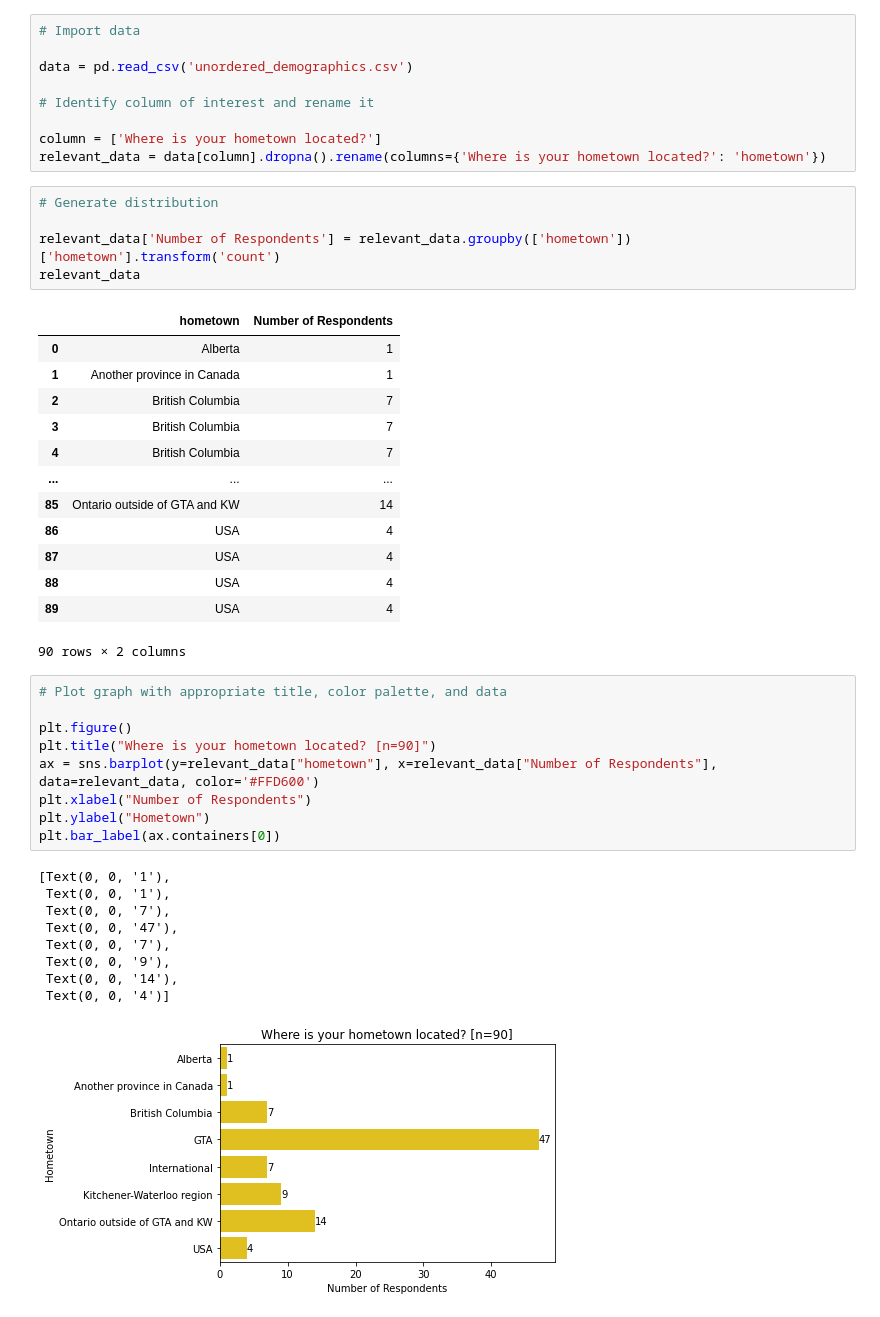
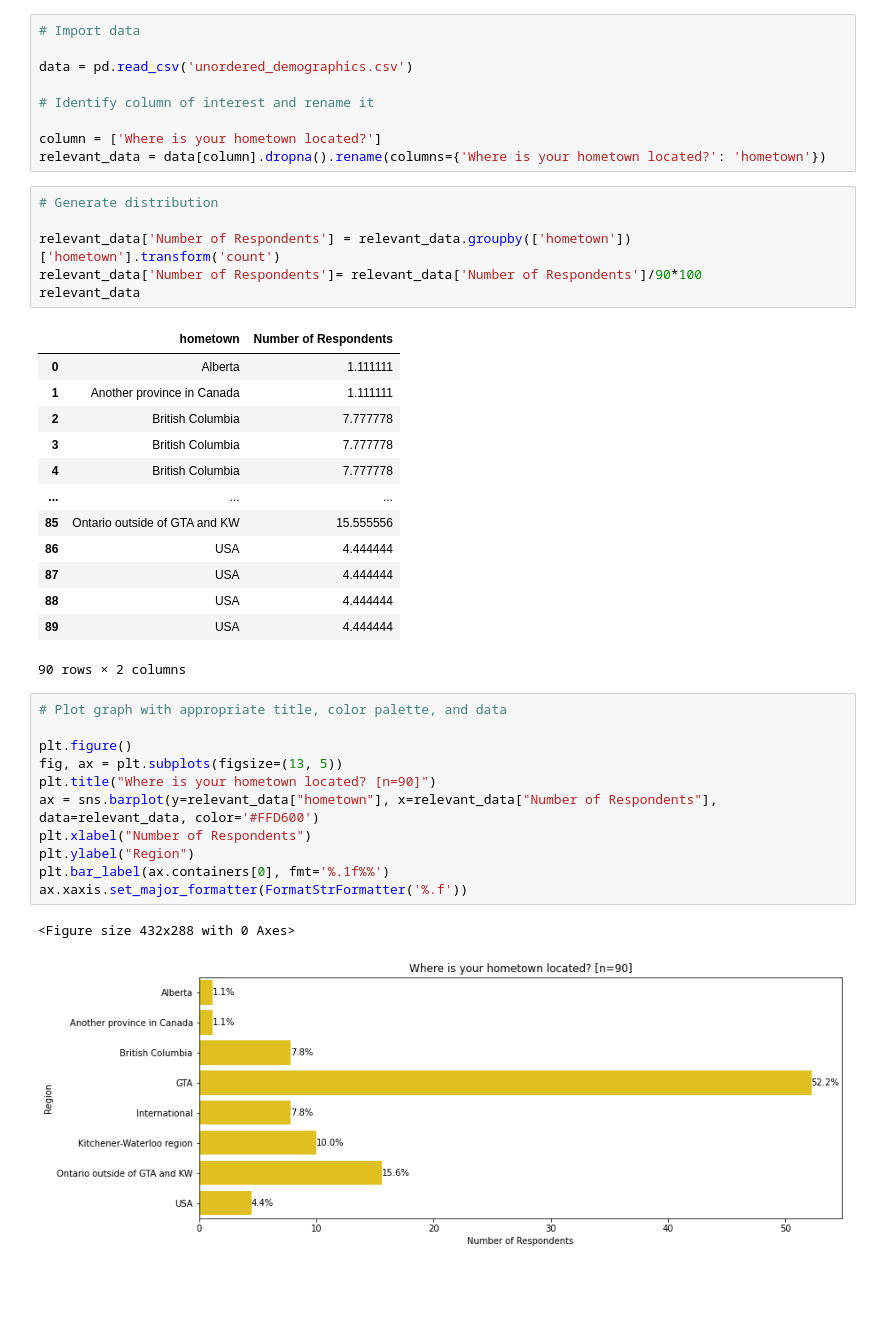
Before and after one commit to SYDE-26/1A-Class-Profile-Data-Analysis, a Jupyter notebook: Demographics/hometowns.ipynb, the cells around one changed output. Cells and saved outputs as stored; diff of their text form; blank space fills up the shorter version.

Commit message:
Updated labels

```diff
--- a/Demographics/hometowns.ipynb
+++ b/Demographics/hometowns.ipynb
@@ -37,37 +38,33 @@ relevant_data = data[column].dropna().rename(columns={'Where is your hometown lo
 # Generate distribution
 
 relevant_data['Number of Respondents'] = relevant_data.groupby(['hometown'])['hometown'].transform('count')
+relevant_data['Number of Respondents']= relevant_data['Number of Respondents']/90*100
 relevant_data
 # %% [output]
 |  | hometown | Number of Respondents |
-| 0 | Alberta | 1 |
-| 1 | Another province in Canada | 1 |
-| 2 | British Columbia | 7 |
-| 3 | British Columbia | 7 |
-| 4 | British Columbia | 7 |
+| 0 | Alberta | 1.111111 |
+| 1 | Another province in Canada | 1.111111 |
+| 2 | British Columbia | 7.777778 |
+| 3 | British Columbia | 7.777778 |
+| 4 | British Columbia | 7.777778 |
 | ... | ... | ... |
-| 85 | Ontario outside of GTA and KW | 14 |
-| 86 | USA | 4 |
-| 87 | USA | 4 |
-| 88 | USA | 4 |
-| 89 | USA | 4 |
+| 85 | Ontario outside of GTA and KW | 15.555556 |
+| 86 | USA | 4.444444 |
+| 87 | USA | 4.444444 |
+| 88 | USA | 4.444444 |
+| 89 | USA | 4.444444 |
 90 rows × 2 columns
 # %%
 # Plot graph with appropriate title, color palette, and data
 
 plt.figure()
+fig, ax = plt.subplots(figsize=(13, 5))
 plt.title("Where is your hometown located? [n=90]")
 ax = sns.barplot(y=relevant_data["hometown"], x=relevant_data["Number of Respondents"], data=relevant_data, color='#FFD600')
 plt.xlabel("Number of Respondents")
-plt.ylabel("Hometown")
-plt.bar_label(ax.containers[0])
+plt.ylabel("Region")
+plt.bar_label(ax.containers[0], fmt='%.1f%%')
+ax.xaxis.set_major_formatter(FormatStrFormatter('%.f'))
 # %% [output]
-[Text(0, 0, '1'),
- Text(0, 0, '1'),
- Text(0, 0, '7'),
- Text(0, 0, '47'),
- Text(0, 0, '7'),
- Text(0, 0, '9'),
- Text(0, 0, '14'),
- Text(0, 0, '4')]
+<Figure size 432x288 with 0 Axes>
-[figure, old version]
+[figure, new version]
```
Also changed, not shown: parts of 2 cells of this notebook, 4 other files.
